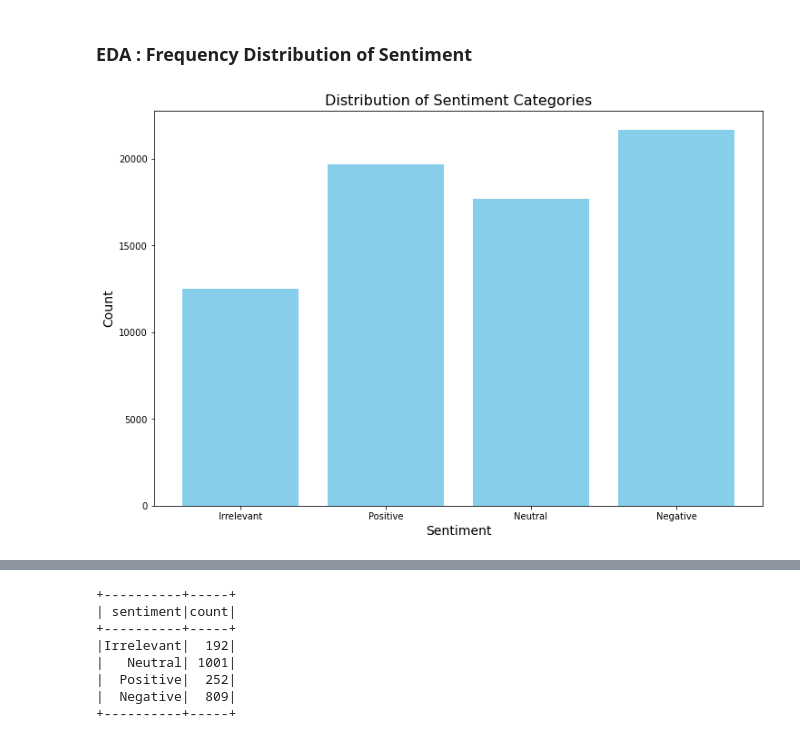
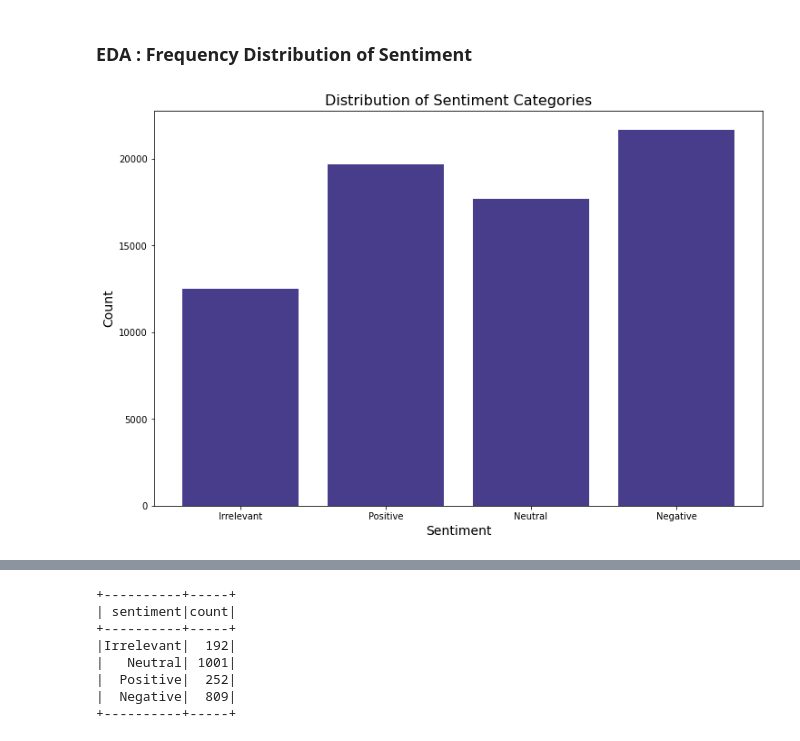
Before and after one commit to KaviCCT/Storage-Solutions-for-Big-Data-CA1, a Jupyter notebook: SSBD Kavi Patak CA1.ipynb, the cells around one changed output, grey strips where cells are left out. Drawn from its saved outputs; the diff is of its cells as text; code cells hidden in the pictures.

```diff
--- a/SSBD Kavi Patak CA1.ipynb
+++ b/SSBD Kavi Patak CA1.ipynb
@@ -205,13 +201,13 @@ sentiment_distribution_pd = sentiment_distribution.toPandas()
 # %%
 # Plotting a graph of distribution
 plt.figure(figsize=(12, 8))
-plt.bar(sentiment_distribution_pd['sentiment'], sentiment_distribution_pd['count'], color='skyblue')
+plt.bar(sentiment_distribution_pd['sentiment'], sentiment_distribution_pd['count'], color='DarkSlateBlue')
 plt.title('Distribution of Sentiment Categories', fontsize = 16)
 plt.xlabel('Sentiment', fontsize = 14)
 plt.ylabel('Count', fontsize = 14)
 plt.show()
 # %% [output]
-[figure, old version]
+[figure, new version]
 # %%
 #pip install seaborn
 # %%
```
Also changed, not shown: parts of 129 cells of this notebook.
